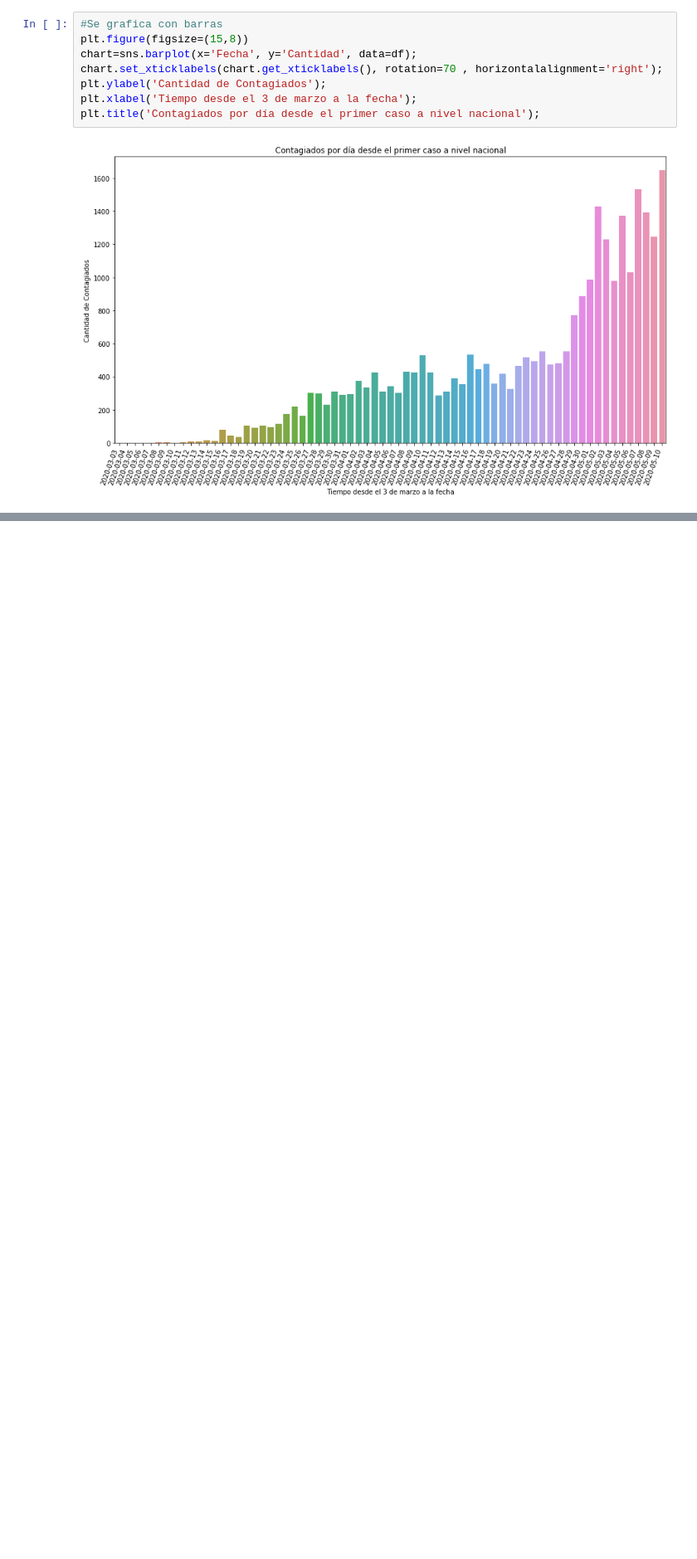
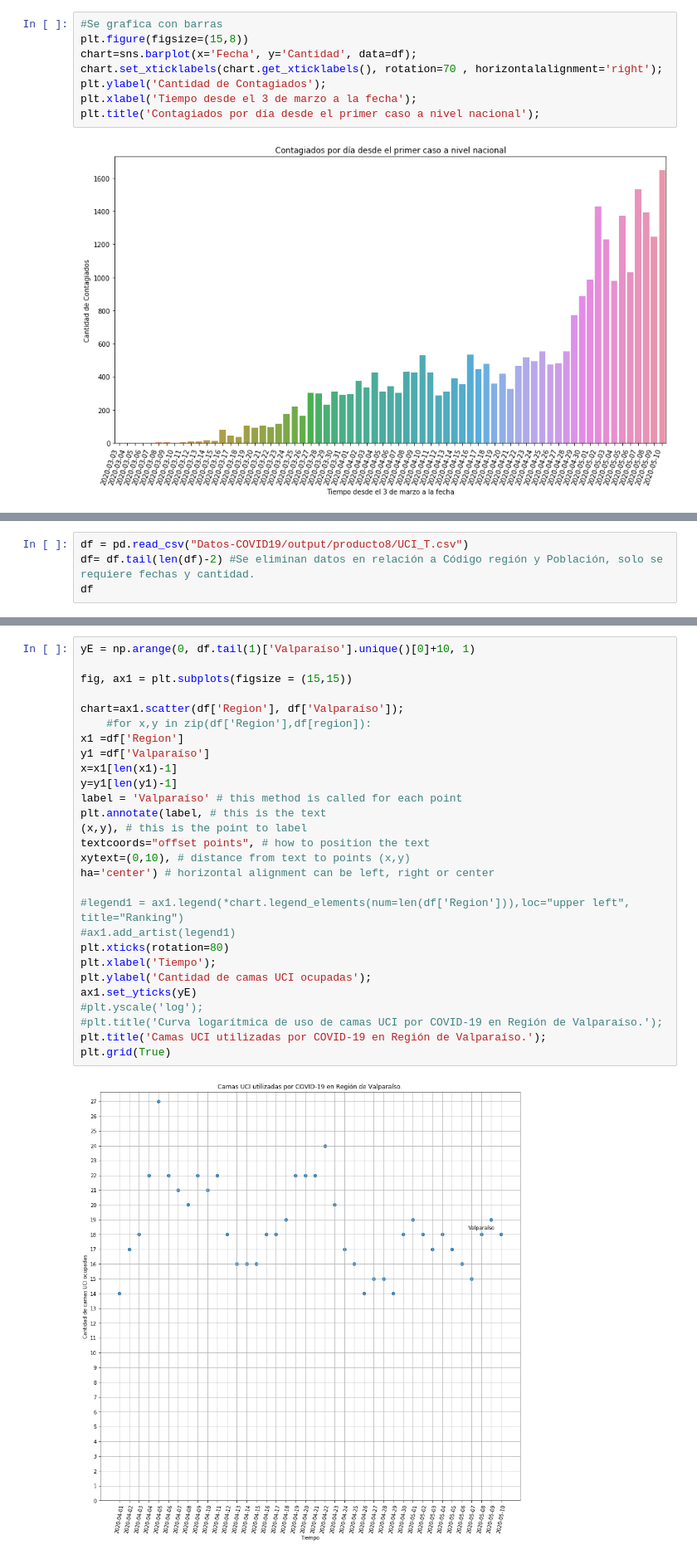
Before and after one commit to EdGoll/doctorado, a Jupyter notebook: Mineria_de_Datos/Taller_01/Taller_01.ipynb, the cells around one changed output, grey strips where cells are left out. Shown at 83% size. Drawn from its saved outputs; the diff is of its cells as text; blank space fills up the shorter version.

```diff
--- a/Mineria_de_Datos/Taller_01/Taller_01.ipynb
+++ b/Mineria_de_Datos/Taller_01/Taller_01.ipynb
@@ -345,0 +437,4 @@ plt.title('Contagiados por día desde el primer caso a nivel nacional');
+# %%
+df = pd.read_csv("Datos-COVID19/output/producto8/UCI_T.csv")
+df= df.tail(len(df)-2) #Se eliminan datos en relación a Código región y Población, solo se requiere fechas y cantidad.
+df
@@ -345,0 +459,30 @@ plt.title('Contagiados por día desde el primer caso a nivel nacional');
+# %%
+yE = np.arange(0, df.tail(1)['Valparaíso'].unique()[0]+10, 1)
+
+fig, ax1 = plt.subplots(figsize = (15,15))
+
+chart=ax1.scatter(df['Region'], df['Valparaíso']);
+    #for x,y in zip(df['Region'],df[region]):
+x1 =df['Region']
+y1 =df['Valparaíso']
+x=x1[len(x1)-1]
+y=y1[len(y1)-1]
+label = 'Valparaíso' # this method is called for each point
+plt.annotate(label, # this is the text
+(x,y), # this is the point to label
+textcoords="offset points", # how to position the text
+xytext=(0,10), # distance from text to points (x,y)
+ha='center') # horizontal alignment can be left, right or center
+
+#legend1 = ax1.legend(*chart.legend_elements(num=len(df['Region'])),loc="upper left", title="Ranking")
+#ax1.add_artist(legend1)
+plt.xticks(rotation=80)
+plt.xlabel('Tiempo');
+plt.ylabel('Cantidad de camas UCI ocupadas');
+ax1.set_yticks(yE)
+#plt.yscale('log');
+#plt.title('Curva logarítmica de uso de camas UCI por COVID-19 en Región de Valparaíso.');
+plt.title('Camas UCI utilizadas por COVID-19 en Región de Valparaíso.');
+plt.grid(True)
+# %% [output]
+[figure, added]
```
Also changed, not shown: parts of 27 cells of this notebook.
